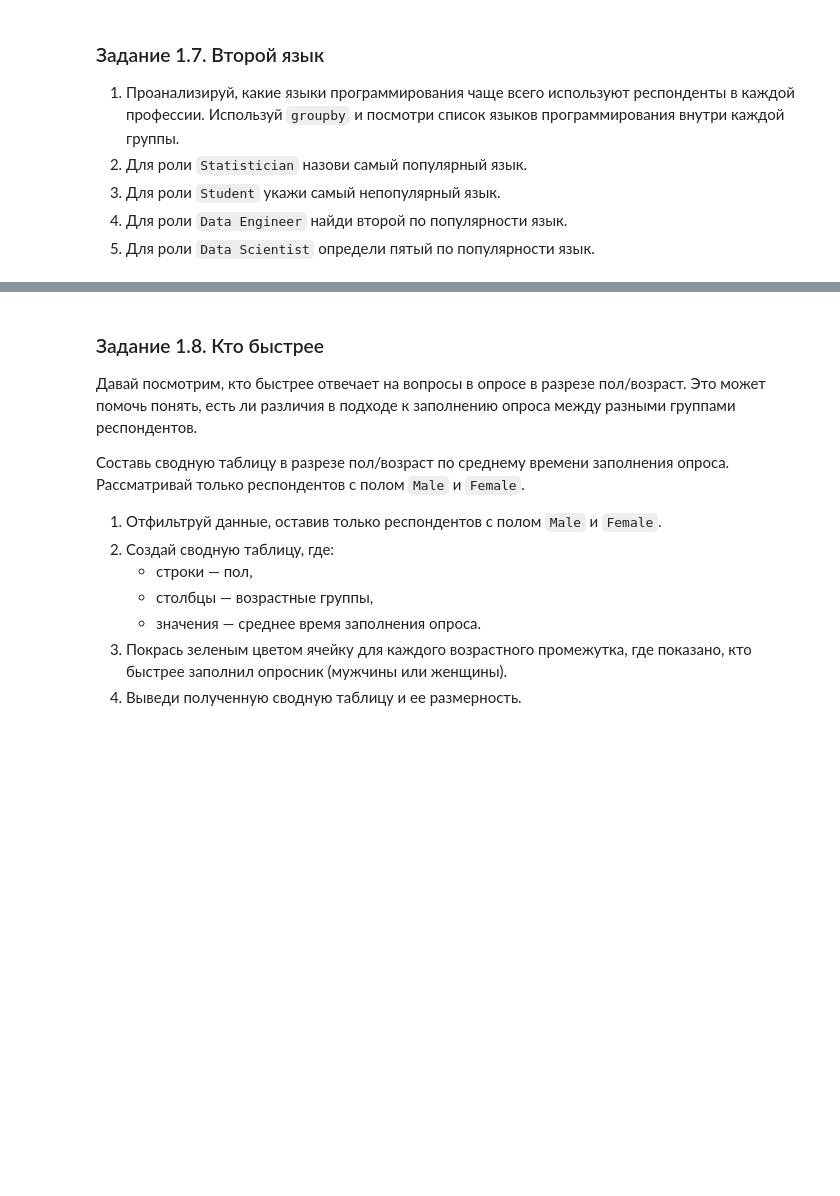
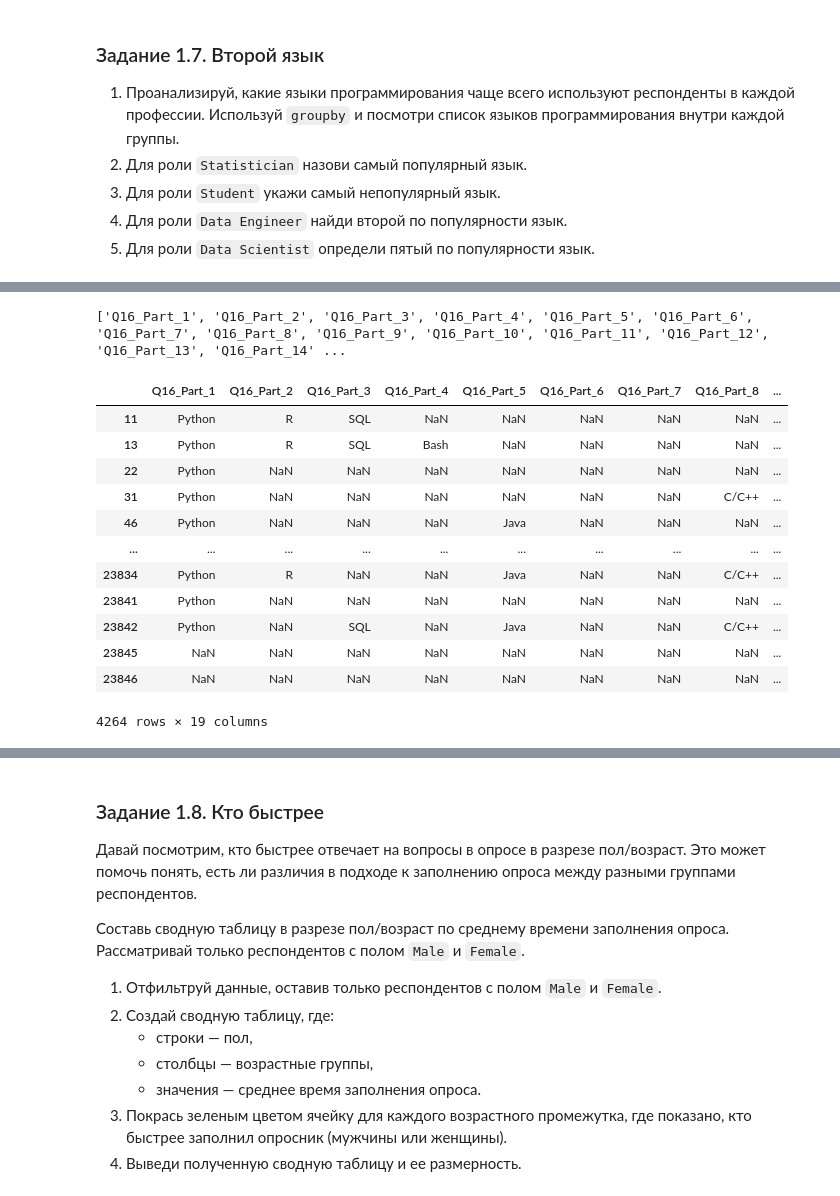
Before and after one commit to eugerne/school21-projects, a Jupyter notebook: project3/AI_Data_Analytics_Project_3_ID_1577559-1-1/src/03-assignment.ipynb, the cells around one changed output, grey strips where cells are left out. Cells and saved outputs as stored; diff of their text form; code cells hidden in the pictures; blank space fills up the shorter version.

```diff
--- a/project3/AI_Data_Analytics_Project_3_ID_1577559-1-1/src/03-assignment.ipynb
+++ b/project3/AI_Data_Analytics_Project_3_ID_1577559-1-1/src/03-assignment.ipynb
@@ -119,0 +481,11 @@ $$IQR = Q3 - Q1$$
+# %%
+time = responses["Time from Start to Finish (seconds)"]
+
+q1 = time.quantile(0.25)
+q3 = time.quantile(0.75)
+
+iqr = q3 - q1
+
+print(f'Q1 = {q1}')
+print(f'Q3 = {q3}')
+print(f'IQR = {iqr}')
@@ -119,0 +496,6 @@ $$IQR = Q3 - Q1$$
+# %%
+lower = q1 - 1.5*iqr
+upper = q3 + 1.5*iqr
+
+print(lower)
+print(upper)
@@ -126,0 +583,24 @@ $$IQR = Q3 - Q1$$
+# %%
+language_columns = [col for col in cleaned_responses.columns if col.startswith("Q16")]
+print(language_columns)
+# %% [output]
+['Q16_Part_1', 'Q16_Part_2', 'Q16_Part_3', 'Q16_Part_4', 'Q16_Part_5', 'Q16_Part_6', 'Q16_Part_7', 'Q16_Part_8', 'Q16_Part_9', 'Q16_Part_10', 'Q16_Part_11', 'Q16_Part_12', 'Q16_Part_13', 'Q16_Part_14' ...
+# %%
+groups = cleaned_responses.groupby("Q6")
+
+student = groups.get_group("Student")
+student[language_columns]
+# %% [output]
+|  | Q16_Part_1 | Q16_Part_2 | Q16_Part_3 | Q16_Part_4 | Q16_Part_5 | Q16_Part_6 | Q16_Part_7 | Q16_Part_8 | ... |
+| 11 | Python | R | SQL | NaN | NaN | NaN | NaN | NaN | ... |
+| 13 | Python | R | SQL | Bash | NaN | NaN | NaN | NaN | ... |
+| 22 | Python | NaN | NaN | NaN | NaN | NaN | NaN | NaN | ... |
+| 31 | Python | NaN | NaN | NaN | NaN | NaN | NaN | C/C++ | ... |
+| 46 | Python | NaN | NaN | NaN | Java | NaN | NaN | NaN | ... |
+| ... | ... | ... | ... | ... | ... | ... | ... | ... | ... |
+| 23834 | Python | R | NaN | NaN | Java | NaN | NaN | C/C++ | ... |
+| 23841 | Python | NaN | NaN | NaN | NaN | NaN | NaN | NaN | ... |
+| 23842 | Python | NaN | SQL | NaN | Java | NaN | NaN | C/C++ | ... |
+| 23845 | NaN | NaN | NaN | NaN | NaN | NaN | NaN | NaN | ... |
+| 23846 | NaN | NaN | NaN | NaN | NaN | NaN | NaN | NaN | ... |
+4264 rows × 19 columns
```
Also changed, not shown: parts of 58 cells of this notebook, 53 other files.
